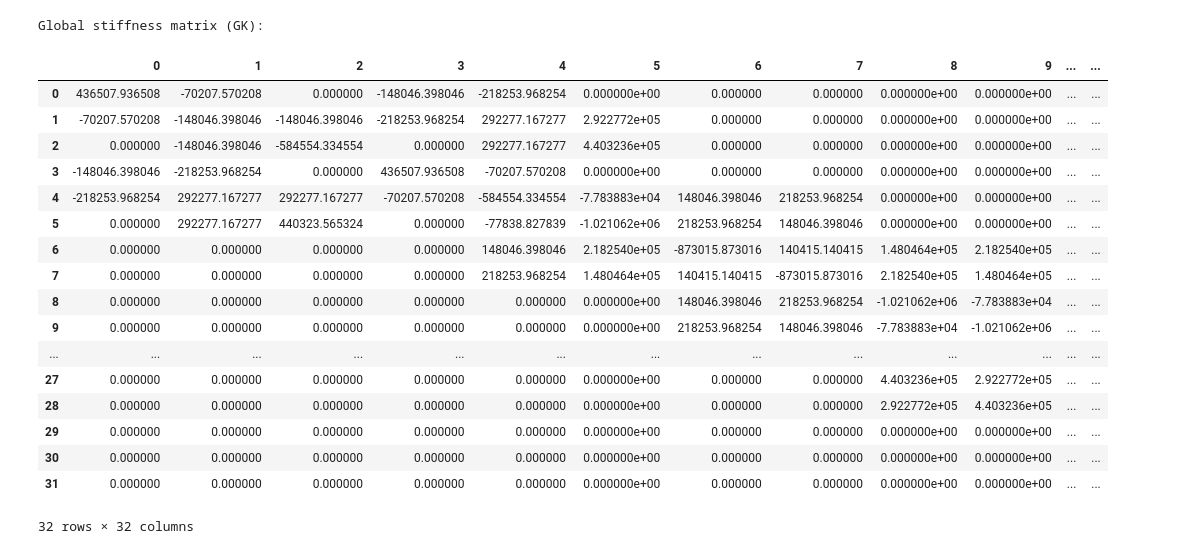
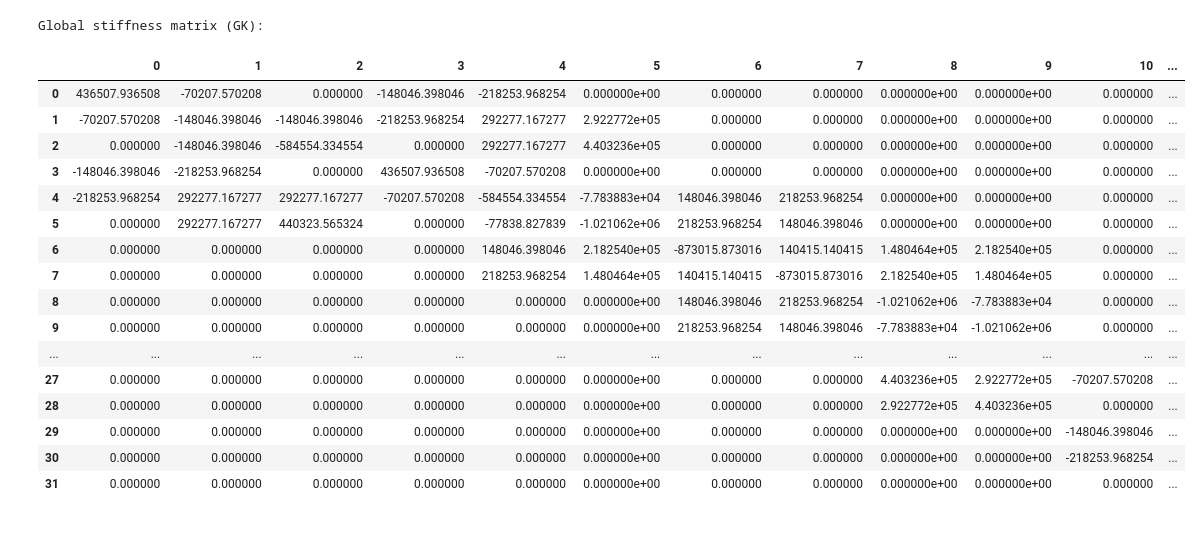
Before and after one commit to justinreicher/finite-element-analysis, a Jupyter notebook: notebook.ipynb, the cells around one changed output. Cells and saved outputs as stored; diff of their text form; code cells hidden in the pictures.

Commit message:
change print formatting

```diff
--- a/notebook.ipynb
+++ b/notebook.ipynb
@@ -136,3 +136,10 @@ def local_stiffness(elem_num):
     # form full local stiffness matrix by concatenating quadrant matrices
     LK = np.block([[kuu, kuv], [kuv, kvv]])
     return LK
+
+# DELETE BEFORE SUBMITTING
+import pandas as pd
+LK = local_stiffness(1)
+lk_visualization = pd.DataFrame(LK)
+print("Local Stiffness Matrix (LK) for element #1:\n")
+lk_visualization
@@ -159,61 +177,57 @@ def global_stiffness(): # defines a function to be called to calculate the globa
         # precompute the local stiffness matrix
         LK = lk.local_stiffness(k)
 
         # determine element node connectivity
         element = ip.ELEM[k-1]
 
         # iterate through all 8 DOF of the element
         for i in range(1,9):
             # determine the row index (ii) in the global stiffness matrix
             if i <= 4: # within upper half or Fx portion of the local stiffness matrix
                 ii = element[i-1] # sets the GK row index ii to be the node number of the given LK row
             else: # within the bottom half or Fy portion of the local stiffness matrix
                 i -= 4 # subtracts 4 from i so now Fy1 through Fy4 can be examined
                 ii = element[i-1] + ip.tnnd # adds the total number of nodes to account for the shift to the bottom half of GK
 
             # iterate through all 8 DOF of the element
             for j in range(1,9):
                 # determine the column index (jj) in the global stiffness matrix
                 if j <= 4: # within the left half or u portion of the local stiffness matrix
                     jj = element[j-1] # sets the GK column index jj to be the node number of the given LK column
                 else: # within the right half or v portion of the local stiffness matrix
                     j -= 4 # subtracts 4 from j so now v1 through v4 can be examined
                     jj = element[j-1] + ip.tnnd # adds the total number of elements to account for the shift to the right half of GK
 
                 # add the contribution of the local stiffness matrix to the current value in the global stiffness matrix at the computed indeces
                 GK[ii-1,jj-1] += LK[i-1,j-1] # adds LK(i,j) to current value in GK
 
     return GK
 
-if __name__ == "__main__":
-    """
-    will only run when the script is executed directly, not when it's imported as a module in another script
-    """
-    # calculate the global stiffness matrix
-    GK = global_stiffness()
+# calculate the global stiffness matrix
+GK = global_stiffness()
 
-    # convert the global stiffness matrix to a data frame for visualization
-    gk_visualization = pd.DataFrame(GK)
+# convert the global stiffness matrix to a data frame for visualization
+gk_visualization = pd.DataFrame(GK)
+pd.set_option('display.max_rows', None)  # Set to None for unlimited rows
+pd.set_option('display.max_columns', None)  # Set to None for unlimited columns
+print('Global stiffness matrix (GK):\n')
+gk_visualization
+# %% [output]
+Global stiffness matrix (GK):
+|  | 0 | 1 | 2 | 3 | 4 | 5 | 6 | 7 | 8 | 9 | 10 | ... |
+| 0 | 436507.936508 | -70207.570208 | 0.000000 | -148046.398046 | -218253.968254 | 0.000000e+00 | 0.000000 | 0.000000 | 0.000000e+00 | 0.000000e+00 | 0.000000 | ... |
+| 1 | -70207.570208 | -148046.398046 | -148046.398046 | -218253.968254 | 292277.167277 | 2.922772e+05 | 0.000000 | 0.000000 | 0.000000e+00 | 0.000000e+00 | 0.000000 | ... |
+| 2 | 0.000000 | -148046.398046 | -584554.334554 | 0.000000 | 292277.167277 | 4.403236e+05 | 0.000000 | 0.000000 | 0.000000e+00 | 0.000000e+00 | 0.000000 | ... |
+| 3 | -148046.398046 | -218253.968254 | 0.000000 | 436507.936508 | -70207.570208 | 0.000000e+00 | 0.000000 | 0.000000 | 0.000000e+00 | 0.000000e+00 | 0.000000 | ... |
+| 4 | -218253.968254 | 292277.167277 | 292277.167277 | -70207.570208 | -584554.334554 | -7.783883e+04 | 148046.398046 | 218253.968254 | 0.000000e+00 | 0.000000e+00 | 0.000000 | ... |
+| 5 | 0.000000 | 292277.167277 | 440323.565324 | 0.000000 | -77838.827839 | -1.021062e+06 | 218253.968254 | 148046.398046 | 0.000000e+00 | 0.000000e+00 | 0.000000 | ... |
+| 6 | 0.000000 | 0.000000 | 0.000000 | 0.000000 | 148046.398046 | 2.182540e+05 | -873015.873016 | 140415.140415 | 1.480464e+05 | 2.182540e+05 | 0.000000 | ... |
+| 7 | 0.000000 | 0.000000 | 0.000000 | 0.000000 | 218253.968254 | 1.480464e+05 | 140415.140415 | -873015.873016 | 2.182540e+05 | 1.480464e+05 | 0.000000 | ... |
+| 8 | 0.000000 | 0.000000 | 0.000000 | 0.000000 | 0.000000 | 0.000000e+00 | 148046.398046 | 218253.968254 | -1.021062e+06 | -7.783883e+04 | 0.000000 | ... |
+| 9 | 0.000000 | 0.000000 | 0.000000 | 0.000000 | 0.000000 | 0.000000e+00 | 218253.968254 | 148046.398046 | -7.783883e+04 | -1.021062e+06 | 0.000000 | ... |
+| ... | ... | ... | ... | ... | ... | ... | ... | ... | ... | ... | ... | ... |
+| 27 | 0.000000 | 0.000000 | 0.000000 | 0.000000 | 0.000000 | 0.000000e+00 | 0.000000 | 0.000000 | 4.403236e+05 | 2.922772e+05 | -70207.570208 | ... |
+| 28 | 0.000000 | 0.000000 | 0.000000 | 0.000000 | 0.000000 | 0.000000e+00 | 0.000000 | 0.000000 | 2.922772e+05 | 4.403236e+05 | 0.000000 | ... |
+| 29 | 0.000000 | 0.000000 | 0.000000 | 0.000000 | 0.000000 | 0.000000e+00 | 0.000000 | 0.000000 | 0.000000e+00 | 0.000000e+00 | -148046.398046 | ... |
+| 30 | 0.000000 | 0.000000 | 0.000000 | 0.000000 | 0.000000 | 0.000000e+00 | 0.000000 | 0.000000 | 0.000000e+00 | 0.000000e+00 | -218253.968254 | ... |
+| 31 | 0.000000 | 0.000000 | 0.000000 | 0.000000 | 0.000000 | 0.000000e+00 | 0.000000 | 0.000000 | 0.000000e+00 | 0.000000e+00 | 0.000000 | ... |
-# %%
-print('Global stiffness matrix (GK):\n')
-gk_visualization
-# %% [output]
-Global stiffness matrix (GK):
-|  | 0 | 1 | 2 | 3 | 4 | 5 | 6 | 7 | 8 | 9 | ... | ... |
-| 0 | 436507.936508 | -70207.570208 | 0.000000 | -148046.398046 | -218253.968254 | 0.000000e+00 | 0.000000 | 0.000000 | 0.000000e+00 | 0.000000e+00 | ... | ... |
-| 1 | -70207.570208 | -148046.398046 | -148046.398046 | -218253.968254 | 292277.167277 | 2.922772e+05 | 0.000000 | 0.000000 | 0.000000e+00 | 0.000000e+00 | ... | ... |
-| 2 | 0.000000 | -148046.398046 | -584554.334554 | 0.000000 | 292277.167277 | 4.403236e+05 | 0.000000 | 0.000000 | 0.000000e+00 | 0.000000e+00 | ... | ... |
-| 3 | -148046.398046 | -218253.968254 | 0.000000 | 436507.936508 | -70207.570208 | 0.000000e+00 | 0.000000 | 0.000000 | 0.000000e+00 | 0.000000e+00 | ... | ... |
-| 4 | -218253.968254 | 292277.167277 | 292277.167277 | -70207.570208 | -584554.334554 | -7.783883e+04 | 148046.398046 | 218253.968254 | 0.000000e+00 | 0.000000e+00 | ... | ... |
-| 5 | 0.000000 | 292277.167277 | 440323.565324 | 0.000000 | -77838.827839 | -1.021062e+06 | 218253.968254 | 148046.398046 | 0.000000e+00 | 0.000000e+00 | ... | ... |
-| 6 | 0.000000 | 0.000000 | 0.000000 | 0.000000 | 148046.398046 | 2.182540e+05 | -873015.873016 | 140415.140415 | 1.480464e+05 | 2.182540e+05 | ... | ... |
-| 7 | 0.000000 | 0.000000 | 0.000000 | 0.000000 | 218253.968254 | 1.480464e+05 | 140415.140415 | -873015.873016 | 2.182540e+05 | 1.480464e+05 | ... | ... |
-| 8 | 0.000000 | 0.000000 | 0.000000 | 0.000000 | 0.000000 | 0.000000e+00 | 148046.398046 | 218253.968254 | -1.021062e+06 | -7.783883e+04 | ... | ... |
-| 9 | 0.000000 | 0.000000 | 0.000000 | 0.000000 | 0.000000 | 0.000000e+00 | 218253.968254 | 148046.398046 | -7.783883e+04 | -1.021062e+06 | ... | ... |
-| ... | ... | ... | ... | ... | ... | ... | ... | ... | ... | ... | ... | ... |
-| 27 | 0.000000 | 0.000000 | 0.000000 | 0.000000 | 0.000000 | 0.000000e+00 | 0.000000 | 0.000000 | 4.403236e+05 | 2.922772e+05 | ... | ... |
-| 28 | 0.000000 | 0.000000 | 0.000000 | 0.000000 | 0.000000 | 0.000000e+00 | 0.000000 | 0.000000 | 2.922772e+05 | 4.403236e+05 | ... | ... |
-| 29 | 0.000000 | 0.000000 | 0.000000 | 0.000000 | 0.000000 | 0.000000e+00 | 0.000000 | 0.000000 | 0.000000e+00 | 0.000000e+00 | ... | ... |
-| 30 | 0.000000 | 0.000000 | 0.000000 | 0.000000 | 0.000000 | 0.000000e+00 | 0.000000 | 0.000000 | 0.000000e+00 | 0.000000e+00 | ... | ... |
-| 31 | 0.000000 | 0.000000 | 0.000000 | 0.000000 | 0.000000 | 0.000000e+00 | 0.000000 | 0.000000 | 0.000000e+00 | 0.000000e+00 | ... | ... |
-32 rows × 32 columns
```
Also changed, not shown: parts of 1 cell of this notebook, 3 other files.
